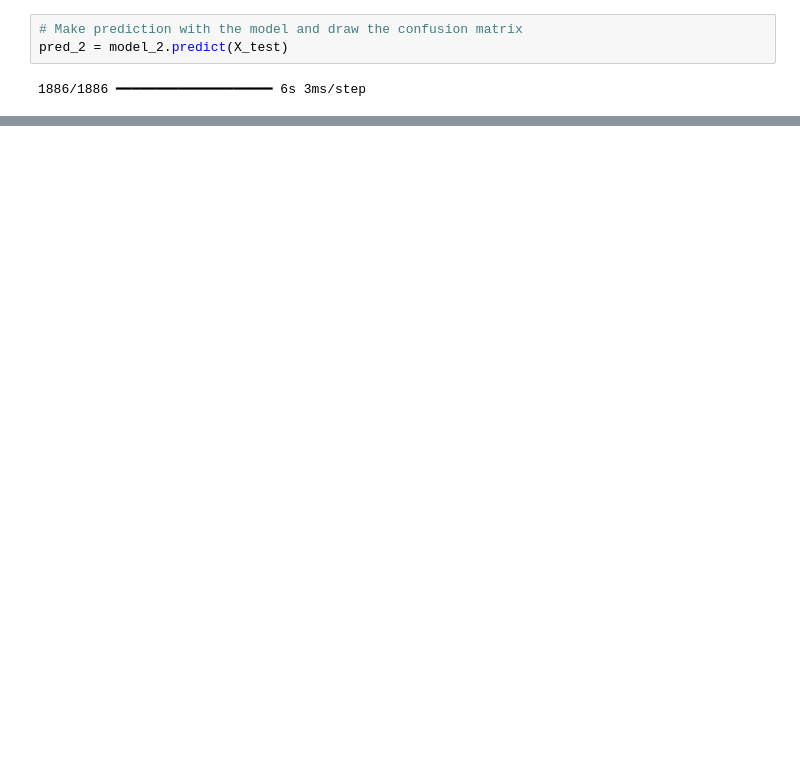
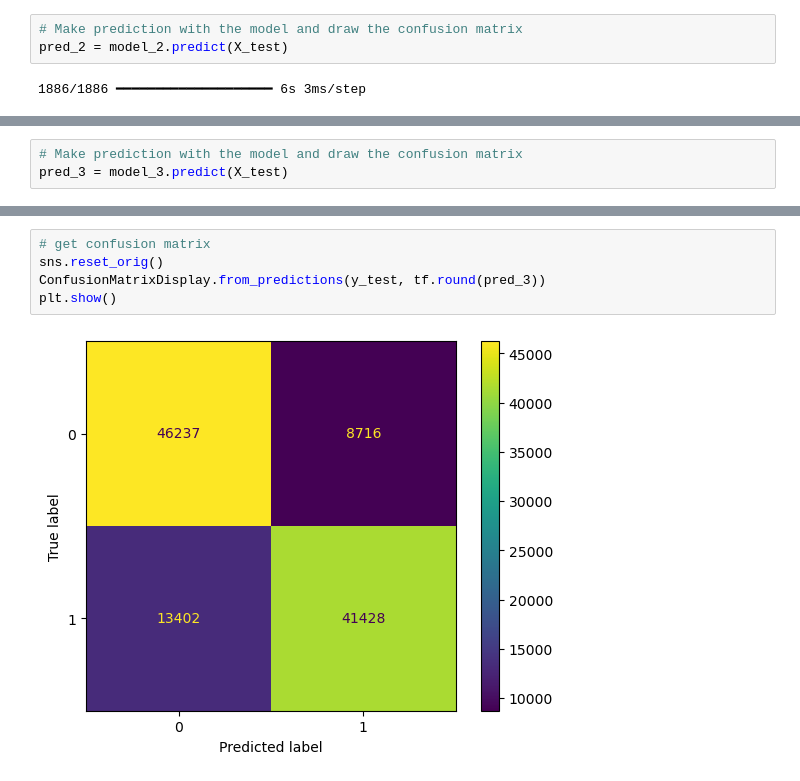
Before and after one commit to Jefest1/key_heart_disease_indicators, a Jupyter notebook: Notebooks/Building_model.ipynb, the cells around one changed output, grey strips where cells are left out. Cells and saved outputs as stored; diff of their text form; blank space fills up the shorter version.

```diff
--- a/Notebooks/Building_model.ipynb
+++ b/Notebooks/Building_model.ipynb
@@ -230,0 +338,3 @@ weighted avg       0.88      0.91      0.87     60344
+# %%
+# Make prediction with the model and draw the confusion matrix
+pred_3 = model_3.predict(X_test)
@@ -230,0 +343,7 @@ weighted avg       0.88      0.91      0.87     60344
+# %%
+# get confusion matrix
+sns.reset_orig()
+ConfusionMatrixDisplay.from_predictions(y_test, tf.round(pred_3))
+plt.show()
+# %% [output]
+[figure, added]
```
Also changed, not shown: parts of 35 cells of this notebook, 6 other files.
